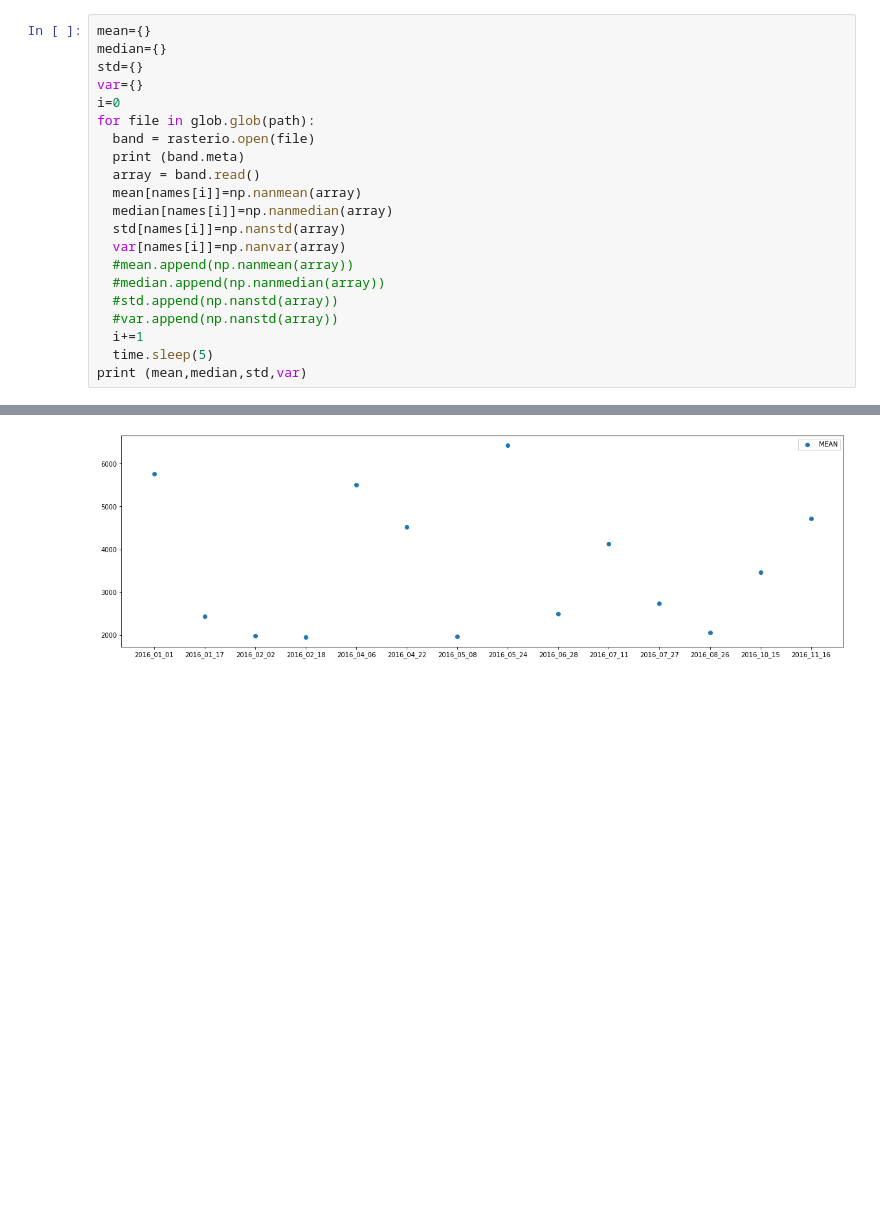
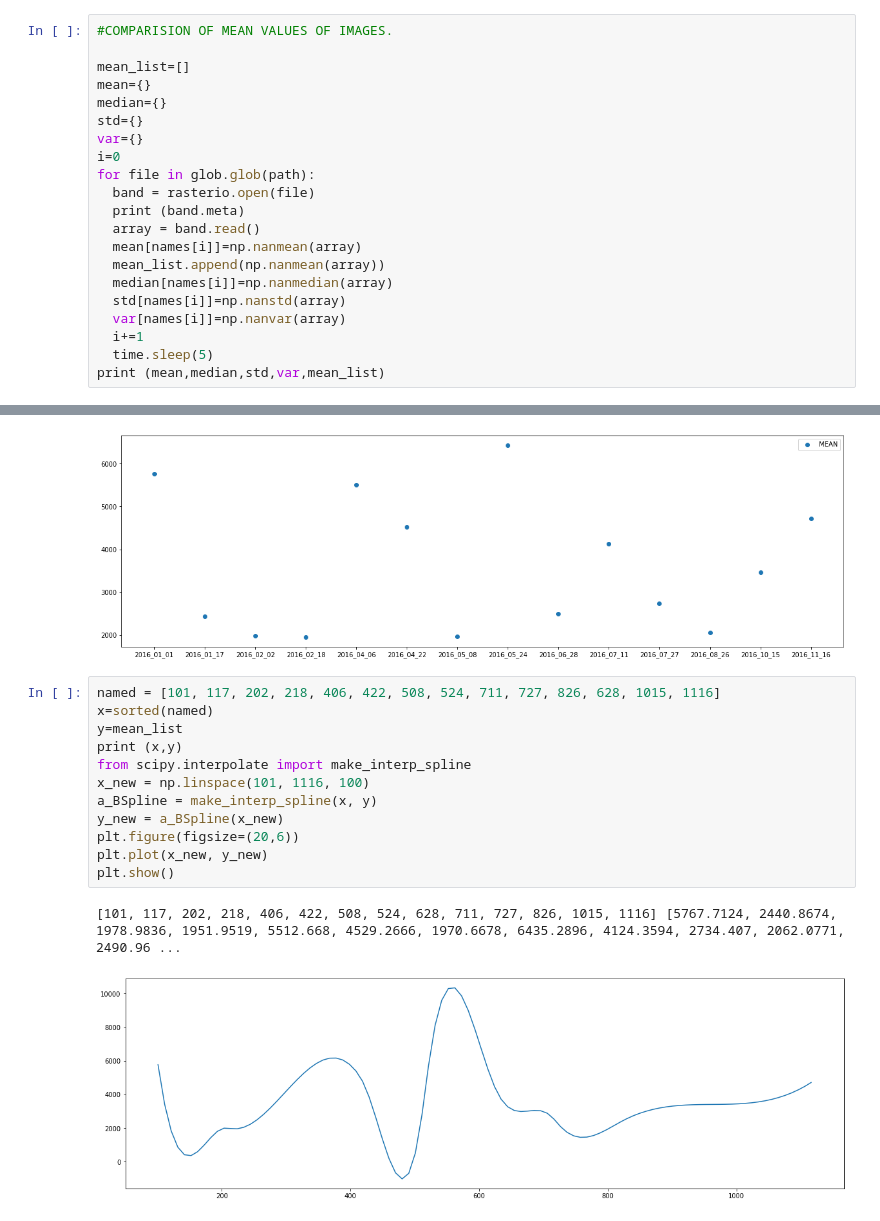
Before and after one commit to Baazigar007/GIS, a Jupyter notebook: GIS_Model.ipynb, the cells around one changed output, grey strips where cells are left out. Cells and saved outputs as stored; diff of their text form; blank space fills up the shorter version.

```diff
--- a/GIS_Model.ipynb
+++ b/GIS_Model.ipynb
@@ -116,6 +114,9 @@ for file in glob.glob(path):
 [figure]
 [figure]
 # %%
+#COMPARISION OF MEAN VALUES OF IMAGES.
+
+mean_list=[]
 mean={}
 median={}
 std={}
@@ -126,16 +127,13 @@ for file in glob.glob(path):
   print (band.meta)
   array = band.read()
   mean[names[i]]=np.nanmean(array)
+  mean_list.append(np.nanmean(array))
   median[names[i]]=np.nanmedian(array)
   std[names[i]]=np.nanstd(array)
   var[names[i]]=np.nanvar(array)
-  #mean.append(np.nanmean(array))
-  #median.append(np.nanmedian(array))
-  #std.append(np.nanstd(array))
-  #var.append(np.nanstd(array))
   i+=1
   time.sleep(5)
-print (mean,median,std,var)
+print (mean,median,std,var,mean_list)
 # %% [output]
 {'driver': 'GTiff', 'dtype': 'float32', 'nodata': None, 'width': 828, 'height': 775, 'count': 1, 'crs': CRS.from_wkt('PROJCS["MODIS Sinusoidal",GEOGCS["WGS 84",DATUM["WGS_1984",SPHEROID["WGS 84",63781 ...
        0.0, -250.00000000000009, 2156554.676993997)}
@@ -211,3 +209,18 @@ plt.legend(['MEAN'])
 plt.show()
 # %% [output]
 [figure]
+# %%
+named = [101, 117, 202, 218, 406, 422, 508, 524, 711, 727, 826, 628, 1015, 1116]
+x=sorted(named)
+y=mean_list
+print (x,y)
+from scipy.interpolate import make_interp_spline
+x_new = np.linspace(101, 1116, 100)
+a_BSpline = make_interp_spline(x, y)
+y_new = a_BSpline(x_new)
+plt.figure(figsize=(20,6))
+plt.plot(x_new, y_new)
+plt.show()
+# %% [output]
+[101, 117, 202, 218, 406, 422, 508, 524, 628, 711, 727, 826, 1015, 1116] [5767.7124, 2440.8674, 1978.9836, 1951.9519, 5512.668, 4529.2666, 1970.6678, 6435.2896, 4124.3594, 2734.407, 2062.0771, 2490.96 ...
+[figure, added]
```
Also changed, not shown: parts of 2 cells of this notebook.
